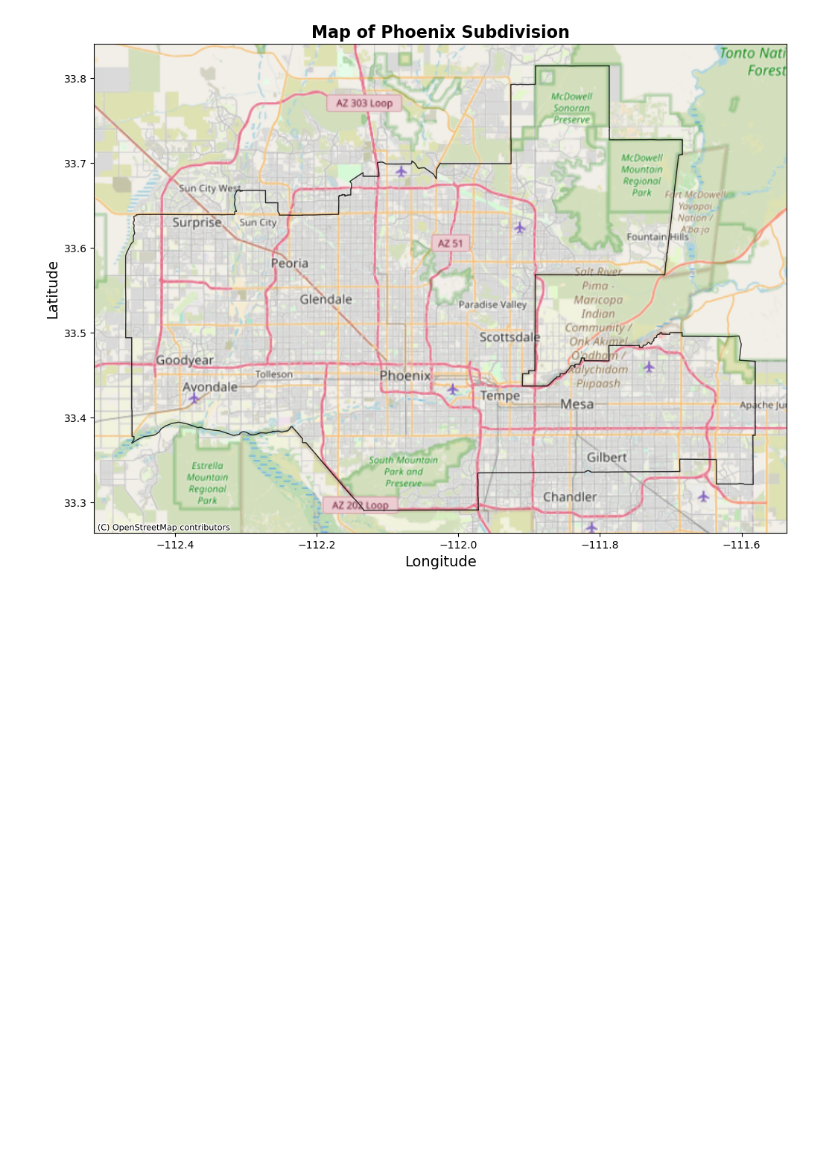
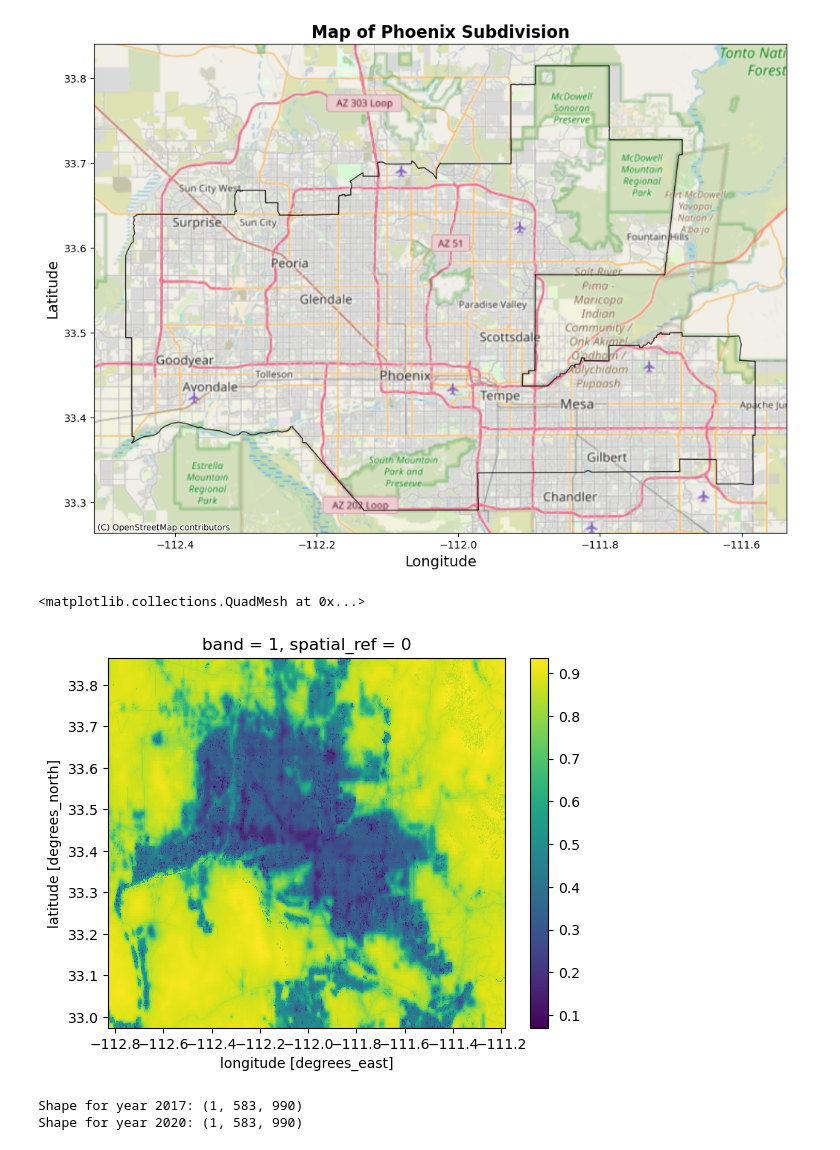
Before and after one commit to aakriti-poudel-chhetri/biodiversity-intactness-index-phoenix, a Jupyter notebook: bii-phoenix.ipynb, the cells around one changed output. Saved outputs shown, nothing was run; the diff lists cells and outputs as text; code cells hidden in the pictures; blank space fills up the shorter version.

```diff
--- a/bii-phoenix.ipynb
+++ b/bii-phoenix.ipynb
@@ -90,7 +91,7 @@ Item ID: bii_2017_34.74464974521749_-115.38597824385106_cog, Datetime: None
 **Check item and render preview for the year 2017.**
 # %%
 # Select items for year 2017
-item2017 = items[0]
+item2017 = items[3]
 
 # Display pre-rendered image for 2017
 Image(url=item2017.assets['rendered_preview'].href, width=600)
@@ -232,3 +233,21 @@ ax.set_ylabel('Latitude', fontsize=14)
 plt.show()
 # %% [output]
 [figure]
+# %%
+# Create shapely box
+bbox_s = box(bbox[0], bbox[1], bbox[2], bbox[3])
+
+# Bounding box as geodataframe
+box_df = gpd.GeoDataFrame(geometry=[bbox_s], crs='epsg:4326')
+
+# Ensure CRS of GeoDataFrame matches raster
+box_df_2017 = box_df.to_crs(raster2017.rio.crs)
+
+# Ensure CRS of GeoDataFrame matches raster
+box_df_2020 = box_df.to_crs(raster2020.rio.crs)
+# %%
+raster2017_clip = raster2017.rio.clip_box(*box_df_2017.total_bounds)
+clip_2017.plot()
+# %% [output]
+<matplotlib.collections.QuadMesh at 0x...>
+[figure, added]
@@ -234,0 +257,14 @@ plt.show()
+# %%
+# Convert Phoenix geometries to list
+#geoms = [geom for geom in phoenix_rpj.geometry]
+
+# Clip 2017 raster to the Phoenix subdivision
+#raster2017_clip = raster2017.rio.clip(geoms, phoenix_rpj.crs, drop=True)
+print("Shape for year 2017:", raster2017_clip.shape)
+
+# Clip 2020 raster to the Phoenix subdivision
+#raster2020_clip = raster2020.rio.clip(geoms, phoenix_rpj.crs, drop=True)
+print("Shape for year 2020:", raster2020_clip.shape)
+# %% [output]
+Shape for year 2017: (1, 583, 990)
+Shape for year 2020: (1, 583, 990)
```
Also changed, not shown: parts of 6 cells of this notebook.
